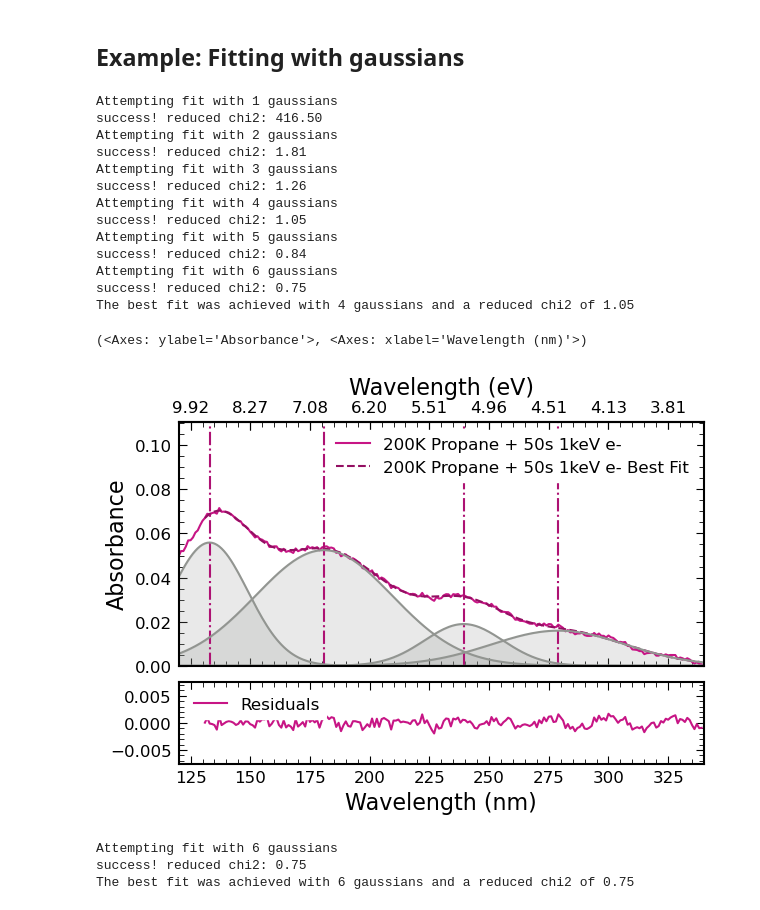
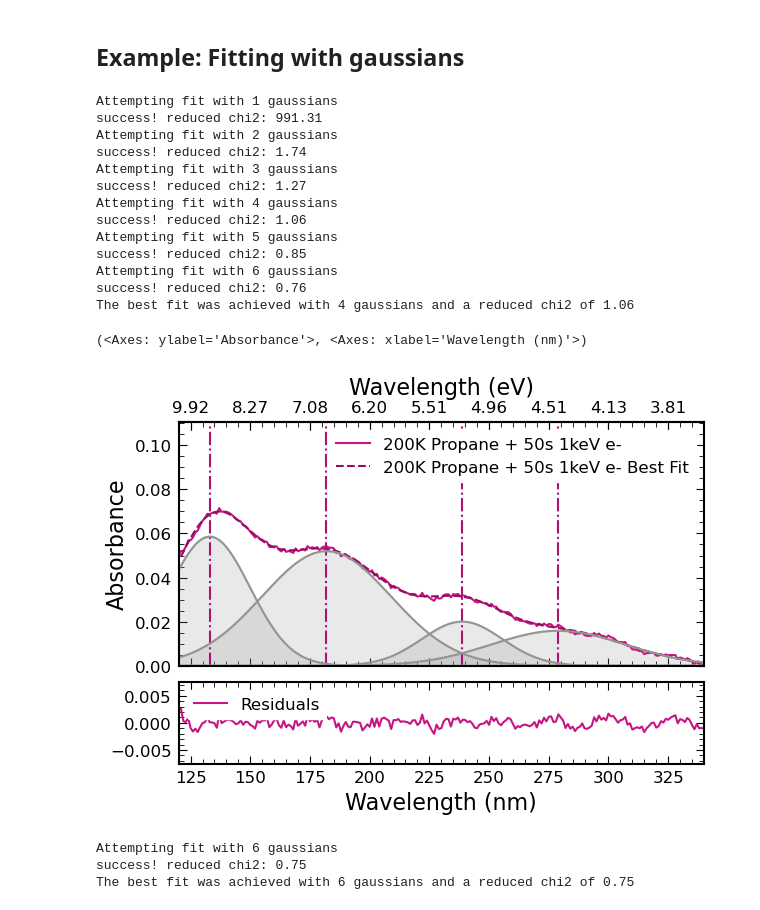
Before and after one commit to cassidy-andrew/AU-UV_ices, a Jupyter notebook: example.ipynb, the cells around one changed output. Cells and saved outputs as stored; diff of their text form; code cells hidden in the pictures.

```diff
--- a/example.ipynb
+++ b/example.ipynb
@@ -186,42 +286,42 @@ guesses = [{'lower':0, 'guess':4, 'upper':5},   # amplitude
            {'lower':0, 'guess':20, 'upper':340},   # standard deviation
 
            {'lower':0, 'guess':2, 'upper':5},   # amplitude
            {'lower':225, 'guess':240, 'upper':250},   # center
            {'lower':0, 'guess':20, 'upper':340},   # standard deviation
 
            {'lower':0, 'guess':0.4, 'upper':5},   # amplitude
            {'lower':274, 'guess':276, 'upper':279},   # center
            {'lower':0, 'guess':20, 'upper':100},   # standard deviation
 
            {'lower':0, 'guess':0.4, 'upper':5},   # amplitude
            {'lower':296, 'guess':298, 'upper':300},   # center
            {'lower':0, 'guess':20, 'upper':100},   # standard deviation
 
            {'lower':0, 'guess':0.1, 'upper':5},   # amplitude
            {'lower':324, 'guess':326, 'upper':328},   # center
            {'lower':0, 'guess':10, 'upper':100},   # standard deviation
           ]
 
-spec.fit_peaks(verbose=True, ng_lower=1, ng_upper=7, guesses=guesses, fit_lim_low=fit_lim_low)
+spec.fit_peaks(verbose=True, ng_lower=1, ng_upper=7, guesses=guesses, fit_lim=(120, 340))
 tools.plot_fit(spec, plot_peaks=True, xlim=(120, 340),
                ylim=(0, spec.data[spec.data['wavelength']>120]['absorbance'].max()*1.1),
                plot_fit_components=True, save_path="./misc_figures/fit.svg")
 # %% [output]
 Attempting fit with 1 gaussians
-success! reduced chi2: 416.50
+success! reduced chi2: 991.31
 Attempting fit with 2 gaussians
-success! reduced chi2: 1.81
+success! reduced chi2: 1.74
 Attempting fit with 3 gaussians
-success! reduced chi2: 1.26
+success! reduced chi2: 1.27
 Attempting fit with 4 gaussians
-success! reduced chi2: 1.05
+success! reduced chi2: 1.06
 Attempting fit with 5 gaussians
-success! reduced chi2: 0.84
+success! reduced chi2: 0.85
 Attempting fit with 6 gaussians
-success! reduced chi2: 0.75
-The best fit was achieved with 4 gaussians and a reduced chi2 of 1.05
+success! reduced chi2: 0.76
+The best fit was achieved with 4 gaussians and a reduced chi2 of 1.06
 (<Axes: ylabel='Absorbance'>, <Axes: xlabel='Wavelength (nm)'>)
-[figure, old version]
+[figure, new version]
 # %%
 guesses = [{'lower':0, 'guess':4, 'upper':5},   # amplitude
            {'lower':0, 'guess':135, 'upper':340},   # center
```
Also changed, not shown: parts of 26 cells of this notebook, 8 other files.
